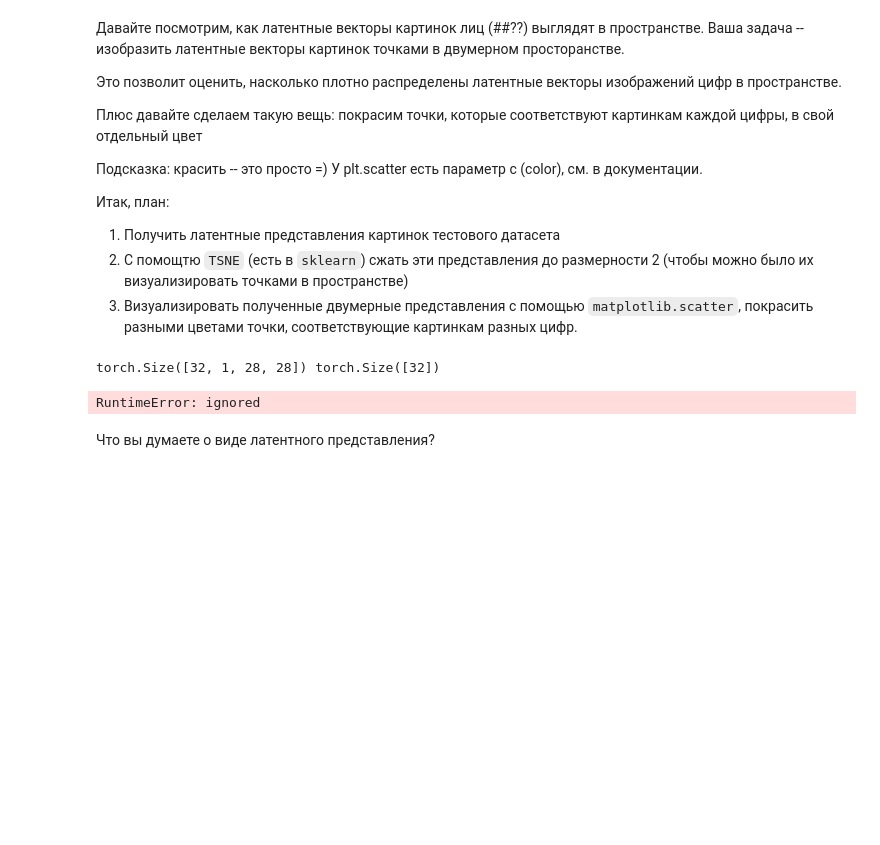
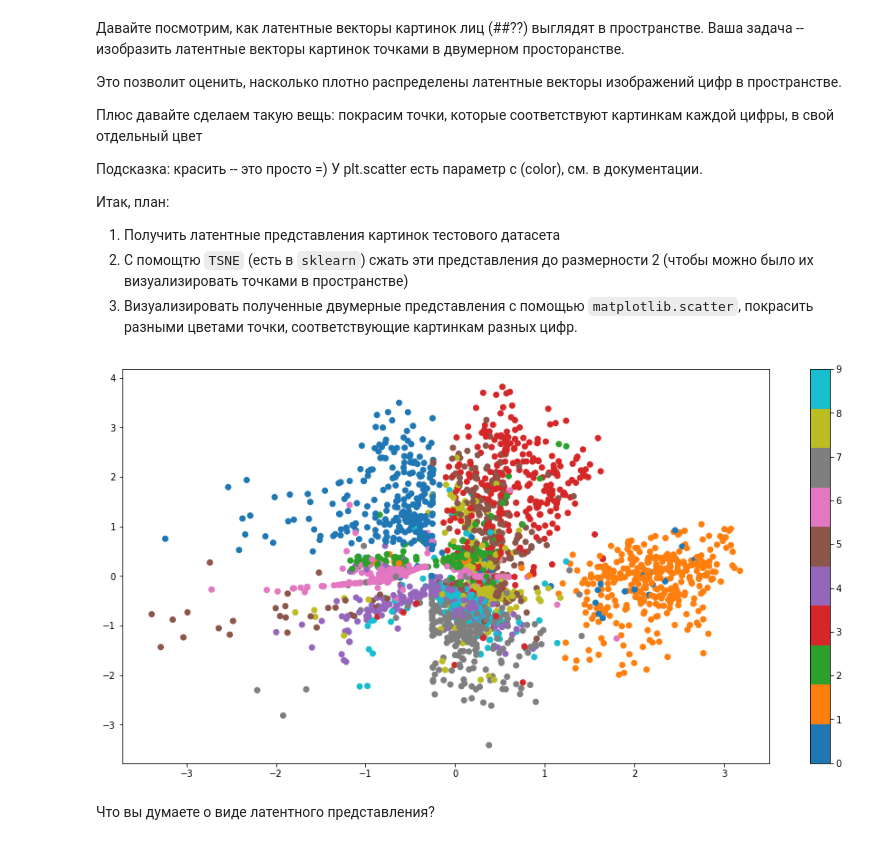
Before and after one commit to gbrs/DLS_1_2022_spring, a Jupyter notebook: adv 19 Домашнее задание. Автоэнкодеры/19 [hw]autoencoders.ipynb, the cells around one changed output. Cells and saved outputs as stored; diff of their text form; code cells hidden in the pictures; blank space fills up the shorter version.

Commit message:
ploted scatterplot in latent space

```diff
--- a/adv 19 Домашнее задание. Автоэнкодеры/19 [hw]autoencoders.ipynb
+++ b/adv 19 Домашнее задание. Автоэнкодеры/19 [hw]autoencoders.ipynb
@@ -884,3 +879,6 @@ np.save('/content/gdrive/My Drive/val_losses_vae', val_losses_vae)
 ## делал при тренировке
 # %% [markdown]
 Давайте попробуем проделать для VAE то же, что и с обычным автоэнкодером -- подсунуть decoder'у из VAE случайные векторы из нормального распределения и посмотреть, какие картинки получаются:
+# %%
+device = torch.device('cuda' if torch.cuda.is_available() else 'cpu')
+print(device)
@@ -957,19 +954,18 @@ plt.show()
 # %%
 <ваш код получения латентных представлений, применения TSNE и визуализации>
 # %%
-def plot_latent(autoencoder, data, num_batches=96):
+def plot_latent(autoencoder, data, num_batches=50):
+    plt.figure(figsize=(16, 8))
     for i, (x, y) in enumerate(data):
-        print(x.shape, y.shape)
-        z = autoencoder.encoder(x.to(device))
-        z = z.to('cpu').detach().numpy()
+        z = autoencoder.encode(x.to(device))
+        z = z[0].to('cpu').detach().numpy()
         plt.scatter(z[:, 0], z[:, 1], c=y, cmap='tab10')
         if i > num_batches:
             plt.colorbar()
             break
 # %%
-plot_latent(autoencoder_vae, test_loader)
+plot_latent(autoencoder_vae, test_loader, 100)
 # %% [output]
-torch.Size([32, 1, 28, 28]) torch.Size([32])
-RuntimeError: ignored
+[figure, added]
 # %% [markdown]
 Что вы думаете о виде латентного представления?
```
Also changed, not shown: parts of 8 cells of this notebook.
